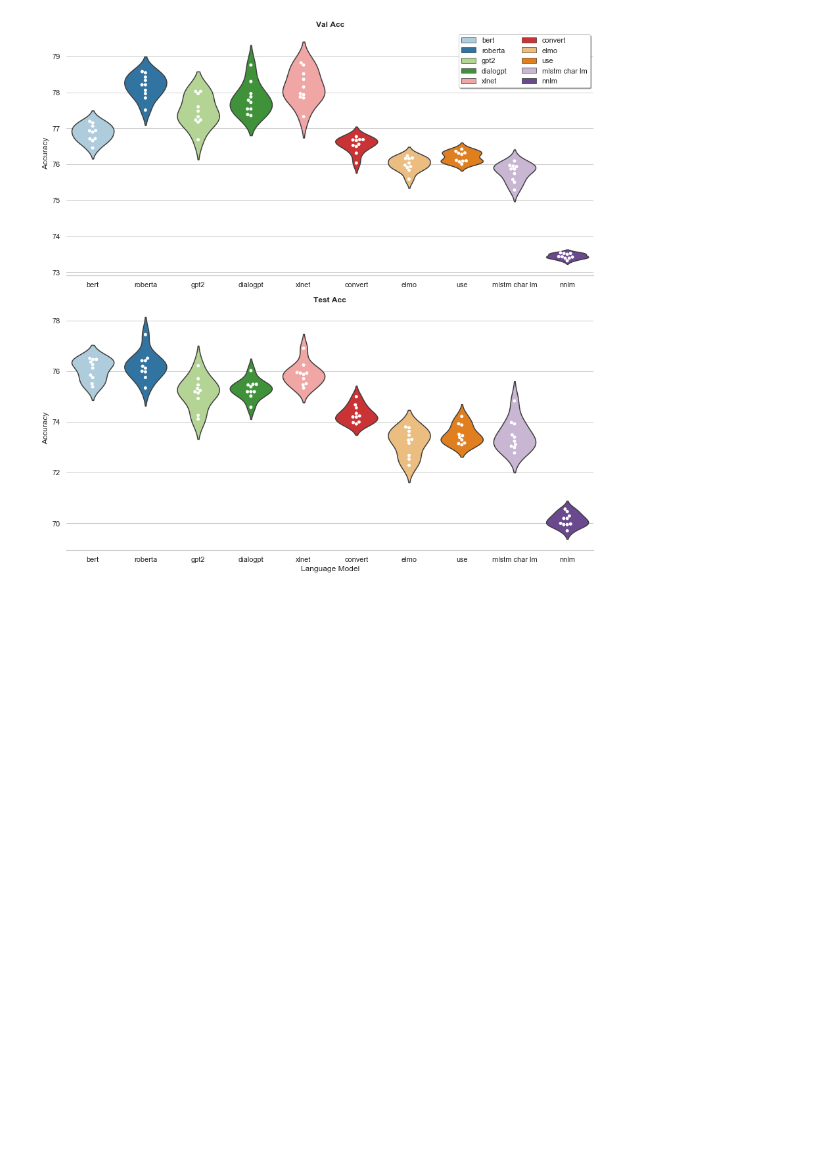
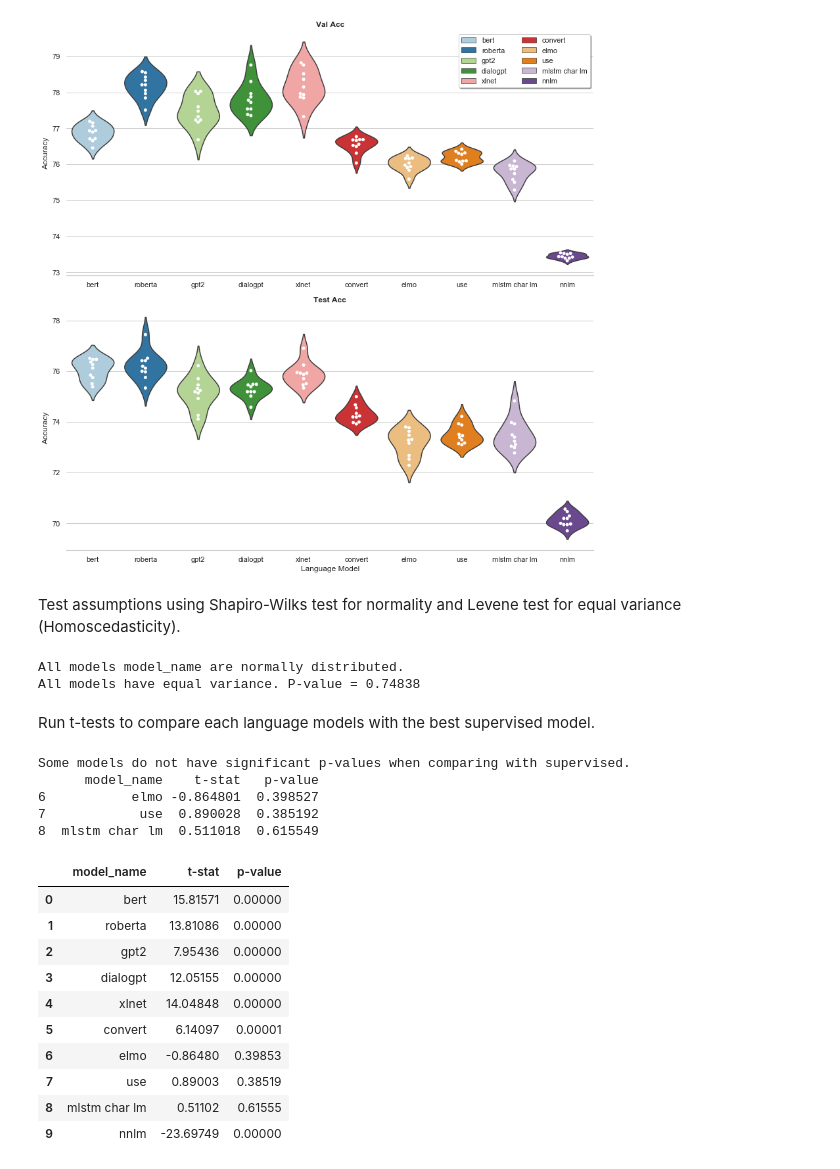
Before and after one commit to NathanDuran/Sentence-Encoding-for-DA-Classification, a Jupyter notebook: data_processing/swda_results.ipynb, the cells around one changed output. Drawn from its saved outputs; the diff is of its cells as text; code cells hidden in the pictures; blank space fills up the shorter version.

```diff
--- a/data_processing/swda_results.ipynb
+++ b/data_processing/swda_results.ipynb
@@ -1053,3 +1065,70 @@ g, fig = plot_facetgrid(lm_acc_data, x="model_name", y="value", hue="model_name"
 g.savefig(os.path.join(task_name, 'language_models', 'language_models' + '_accuracy.png'))
 # %% [output]
 [figure]
+# %% [markdown]
+Test assumptions using Shapiro-Wilks test for normality and Levene test for equal variance (Homoscedasticity).
+# %%
+# Set the metric to test
+metric = 'test_acc'
+
+# Run Shaprio-wilks test for normal distribution
+shapiro_wilk_test(lm_data, 'model_name', metric)
+
+# Run Levene test for equal variance
+levene_test(lm_data, 'model_name', metric)
+# %% [output]
+All models model_name are normally distributed.
+All models have equal variance. P-value = 0.74838
+# %% [markdown]
+Run t-tests to compare each language models with the best supervised model.
+# %%
+# Get the best supervised model
+best_super = final_data.loc[(final_data['model_name'] == 'text cnn')]
+
+# Get the top 5 language models
+best_lm = lm_data[lm_data.model_name.str.contains('bert|roberta|gpt2|dialogpt|xlnet')]
+
+# Create results frame
+t_test_frame = pd.DataFrame(columns=['model_name', 't-stat', 'p-value'])
+
+# Perform t-test for each language model and the supervised
+for model_name in (lm_data['model_name'].unique()):
+
+    # Select the current lm
+    current_lm = lm_data.loc[(lm_data['model_name'] == model_name)]
+
+    # Select the data to compare
+    data_a = current_lm[metric]
+    data_b = best_super[metric]
+
+    # T-test
+    t, p = ttest_ind(data_a, data_b)
+
+    # Append to result frame
+    t_test_frame = t_test_frame.append({'model_name': model_name, 't-stat': t, 'p-value': p}, ignore_index=True)
+
+
+if all(p_value <= 0.05 for p_value in t_test_frame['p-value']):
+    print("All models have significant p-values when comparing with supervised.")
+else:
+    print("Some models do not have significant p-values when comparing with supervised.")
+    print(t_test_frame.loc[t_test_frame['p-value'] > 0.05])
+
+t_test_frame.round(5)
+# %% [output]
+Some models do not have significant p-values when comparing with supervised.
+      model_name    t-stat   p-value
+6           elmo -0.864801  0.398527
+7            use  0.890028  0.385192
+8  mlstm char lm  0.511018  0.615549
+|  | model_name | t-stat | p-value |
+| 0 | bert | 15.81571 | 0.00000 |
+| 1 | roberta | 13.81086 | 0.00000 |
+| 2 | gpt2 | 7.95436 | 0.00000 |
+| 3 | dialogpt | 12.05155 | 0.00000 |
+| 4 | xlnet | 14.04848 | 0.00000 |
+| 5 | convert | 6.14097 | 0.00001 |
+| 6 | elmo | -0.86480 | 0.39853 |
+| 7 | use | 0.89003 | 0.38519 |
+| 8 | mlstm char lm | 0.51102 | 0.61555 |
+| 9 | nnlm | -23.69749 | 0.00000 |
```
Also changed, not shown: parts of 15 cells of this notebook, 16 other files.
